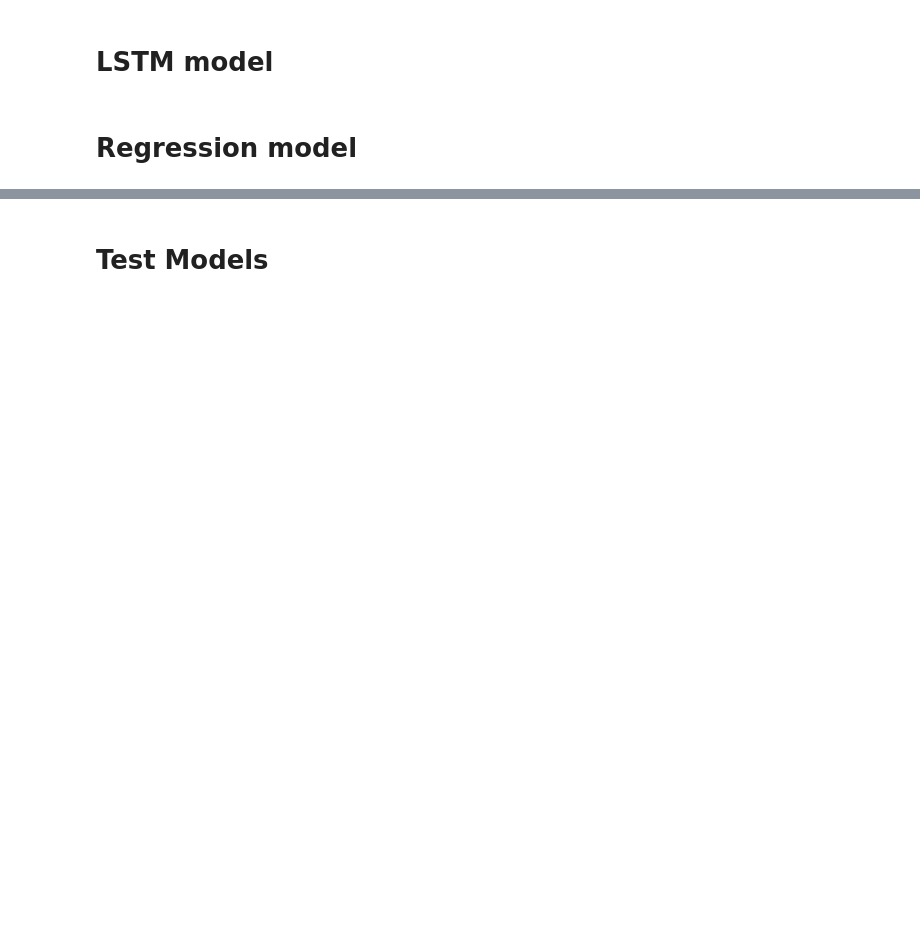
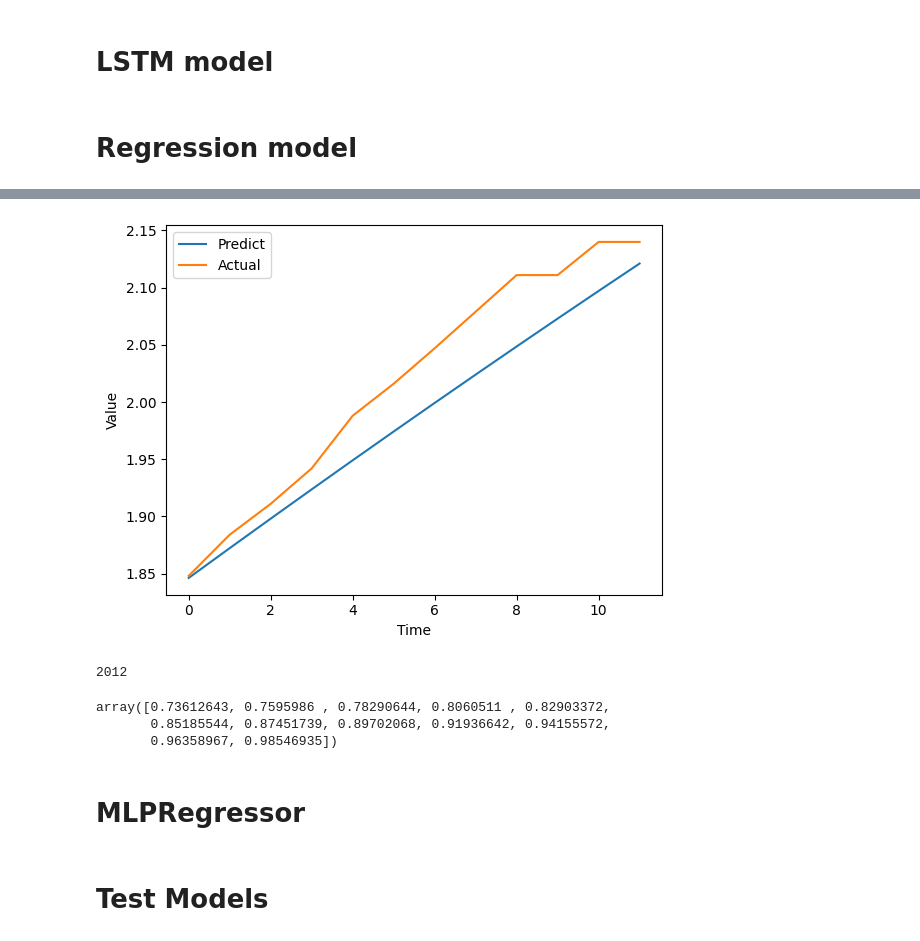
Before and after one commit to anti-integral/ClimateChangePrediction, a Jupyter notebook: training_models.ipynb, the cells around one changed output, grey strips where cells are left out. Saved outputs shown, nothing was run; the diff lists cells and outputs as text; code cells hidden in the pictures; blank space fills up the shorter version.

```diff
--- a/training_models.ipynb
+++ b/training_models.ipynb
@@ -16,13 +21,15 @@ import os
 # %% [markdown]
 # Data Perparation
 # %%
-co2_url = 'CO2Data.csv'
-co2Data = pd.read_csv(co2_url)
+def load_data():
+    co2_url = 'CO2Data.csv'
+    co2Data = pd.read_csv(co2_url)
 
-# Read Greenhouse Gases data
-gg_url = 'GreenhouseGasses.csv'
-ggData = pd.read_csv(gg_url)
+    # Read Greenhouse Gases data
+    gg_url = 'GreenhouseGasses.csv'
+    ggData = pd.read_csv(gg_url)
 
-# Read Surface Temperature Change data
-temp_url = 'TempData.csv'
-tempData = pd.read_csv(temp_url)
+    # Read Surface Temperature Change data
+    temp_url = 'TempData.csv'
+    tempData = pd.read_csv(temp_url)
+    return co2Data, ggData, tempData
@@ -65,0 +73,3 @@ df = df.drop(columns=['CO2_Uncertainty'])
+# %%
+co2Data, ggData, tempData = load_data()
+data = clean_data(co2Data, ggData, tempData)
@@ -66,4 +149,2 @@ df = df.drop(columns=['CO2_Uncertainty'])
 # %% [markdown]
 # LSTM model
-# %%
-data=df.copy()
@@ -98,3 +150,0 @@ def generate_data(data: pd.DataFrame, scale: int):
-# %%
-data_s3 = generate_data(data, 10)
-data = data_s3
@@ -245,0 +384,5 @@ model_lsrm = create_lsrm(loaded_coefficients)
+# %%
+train_data = data.loc[data['Year']<2012]
+arima_model_prediction(train_data, 1,1,1,33, 50)
+# %% [output]
+[figure, added]
@@ -245,0 +433,13 @@ model_lsrm = create_lsrm(loaded_coefficients)
+# %%
+1979 + 33
+# %% [output]
+2012
+# %%
+y_test_predict = model_fit.predict(start=33, end=50)
+y_test_predict.values[:len(x)]
+# %% [output]
+array([0.73612643, 0.7595986 , 0.78290644, 0.8060511 , 0.82903372,
+       0.85185544, 0.87451739, 0.89702068, 0.91936642, 0.94155572,
+       0.96358967, 0.98546935])
+# %% [markdown]
+# MLPRegressor
```
Also changed, not shown: parts of 42 cells of this notebook, 3 other files.
